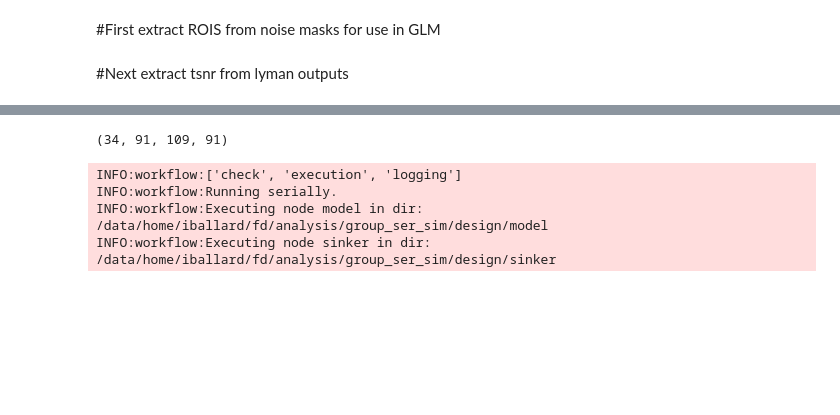
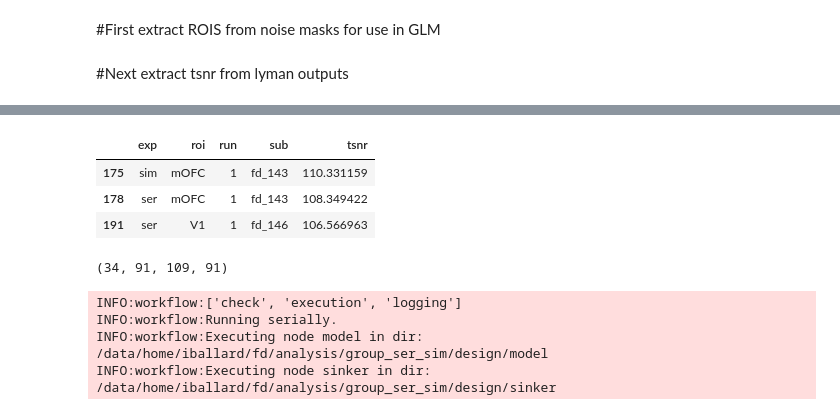
Before and after one commit to iancballard/fd_fmri, a Jupyter notebook: extract_rois.ipynb, the cells around one changed output, grey strips where cells are left out. Saved outputs shown, nothing was run; the diff lists cells and outputs as text; code cells hidden in the pictures; blank space fills up the shorter version.

```diff
--- a/extract_rois.ipynb
+++ b/extract_rois.ipynb
@@ -161,14 +254,21 @@ sns.violinplot(x='tsnr',y='roi',hue='exp',data=tsnr_df,split=True,inner = 'stick
 # %%
 #find dubious runs by looking for tsnr appreciably lower than V1
 thresh = tsnr_df[tsnr_df['roi']=='V1']['tsnr'].mean() - \
-    2*tsnr_df[tsnr_df['roi']=='V1']['tsnr'].std()
+    2.5*tsnr_df[tsnr_df['roi']=='V1']['tsnr'].std()
 
 low_tsnr = tsnr_df[tsnr_df['tsnr']<thresh]
-low_tsnr = low_tsnr[low_tsnr['roi']!='V1'].sort(['exp','sub','run'])
-low_tsnr = low_tsnr.drop(['tsnr','roi'],1)
-low_tsnr = low_tsnr.drop_duplicates()
-low_tsnr = low_tsnr.reset_index()
-low_tsnr = low_tsnr.drop(['index'],1)
+low_tsnr = low_tsnr.sort(['sub'])
+# low_tsnr = low_tsnr[low_tsnr['roi']!='V1'].sort(['exp','sub','run'])
+# low_tsnr = low_tsnr.drop(['tsnr','roi'],1)
+# low_tsnr = low_tsnr.drop_duplicates()
+# low_tsnr = low_tsnr.reset_index()
+# low_tsnr = low_tsnr.drop(['index'],1)
+low_tsnr
+# %% [output]
+|  | exp | roi | run | sub | tsnr |
+| 175 | sim | mOFC | 1 | fd_143 | 110.331159 |
+| 178 | ser | mOFC | 1 | fd_143 | 108.349422 |
+| 191 | ser | V1 | 1 | fd_146 | 106.566963 |
 # %%
 # %% [output]
 (34, 91, 109, 91)
```
Also changed, not shown: parts of 11 cells of this notebook.
